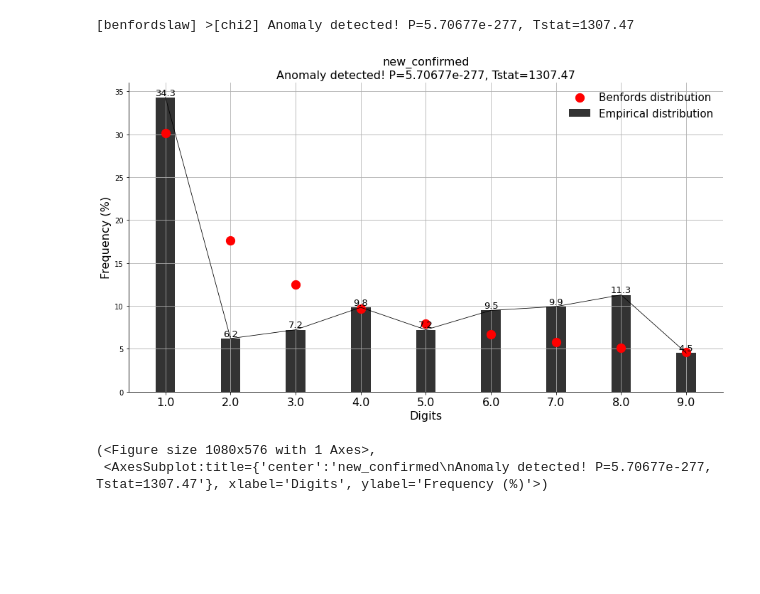
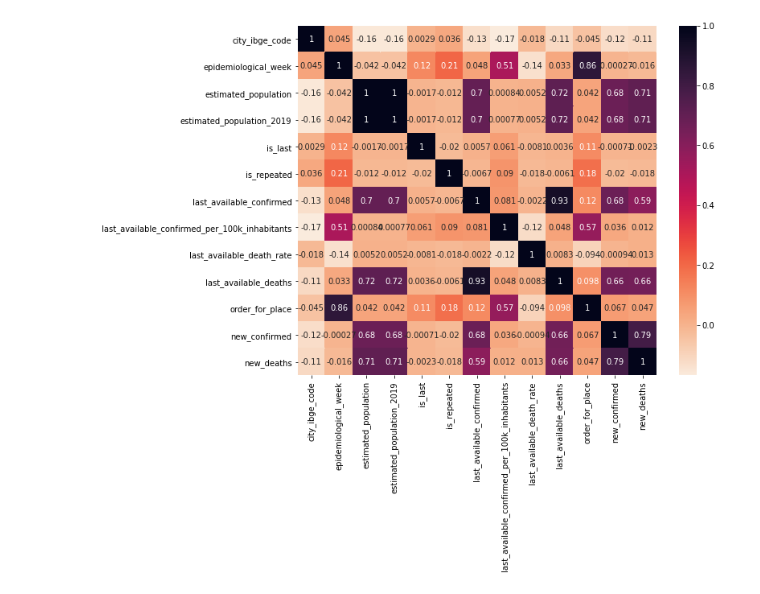
Before and after one commit to euclidesfreire/mortytest, a Jupyter notebook: test.ipynb, the cells around one changed output. Saved outputs shown, nothing was run; the diff lists cells and outputs as text; code cells hidden in the pictures; blank space fills up the shorter version.

```diff
--- a/test.ipynb
+++ b/test.ipynb
@@ -89,11 +27,12 @@ df_new.to_csv('caso_full_new.csv')
 # %%
-X = df_new['new_deaths'].values
+#New Confirmed / Benford
+X = df['new_confirmed'].values
 
 result = bl.fit(X)
 
 bl.plot(title='new_confirmed')
-# %% [output]
-[benfordslaw] >[chi2] Anomaly detected! P=5.70677e-277, Tstat=1307.47
-[figure, removed]
-(<Figure size 1080x576 with 1 Axes>,
- <AxesSubplot:title={'center':'new_confirmed\nAnomaly detected! P=5.70677e-277, Tstat=1307.47'}, xlabel='Digits', ylabel='Frequency (%)'>)
+# %%
+#Mapa de Calor
+morty.heatmap(df)
+# %% [output]
+[figure, added]
```
Also changed, not shown: parts of 14 cells of this notebook, 3 other files.
